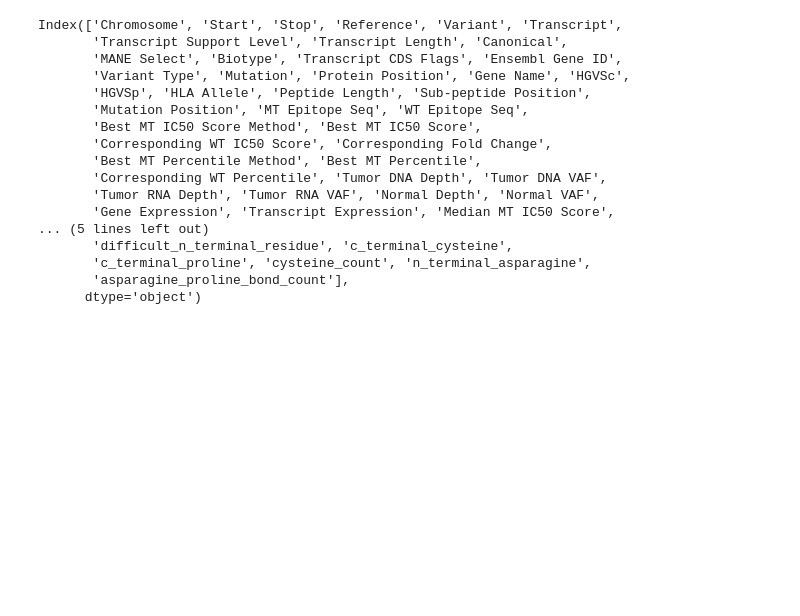
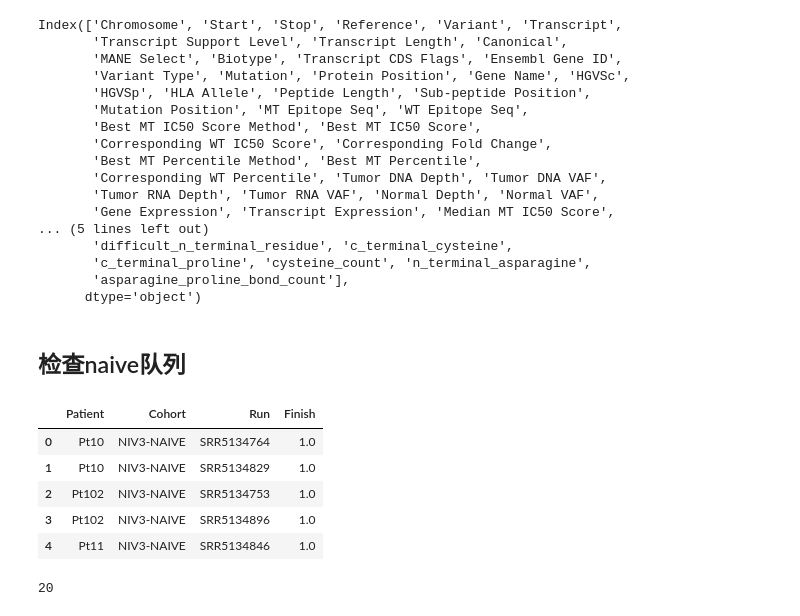
Before and after one commit to Ethanlong2000/Capstone-Project, a Jupyter notebook: script/check_file.ipynb, the cells around one changed output. Saved outputs shown, nothing was run; the diff lists cells and outputs as text; code cells hidden in the pictures; blank space fills up the shorter version.

```diff
--- a/script/check_file.ipynb
+++ b/script/check_file.ipynb
@@ -307,3 +308,16 @@ Index(['Chromosome', 'Start', 'Stop', 'Reference', 'Variant', 'Transcript',
        'c_terminal_proline', 'cysteine_count', 'n_terminal_asparagine',
        'asparagine_proline_bond_count'],
       dtype='object')
+# %% [markdown]
+## 检查naive队列
+# %%
+info=pd.read_excel('/work/longyh/BY/processed/merged_WES_meta_cohort_naive.xlsx')
+# %%
+info.head()
+# %% [output]
+|  | Patient | Cohort | Run | Finish |
+| 0 | Pt10 | NIV3-NAIVE | SRR5134764 | 1.0 |
+| 1 | Pt10 | NIV3-NAIVE | SRR5134829 | 1.0 |
+| 2 | Pt102 | NIV3-NAIVE | SRR5134753 | 1.0 |
+| 3 | Pt102 | NIV3-NAIVE | SRR5134896 | 1.0 |
+| 4 | Pt11 | NIV3-NAIVE | SRR5134846 | 1.0 |
@@ -309,0 +351,4 @@ Index(['Chromosome', 'Start', 'Stop', 'Reference', 'Variant', 'Transcript',
+# %%
+len(missing_runs)
+# %% [output]
+20
```
Also changed, not shown: parts of 12 cells of this notebook, 1 other file.
